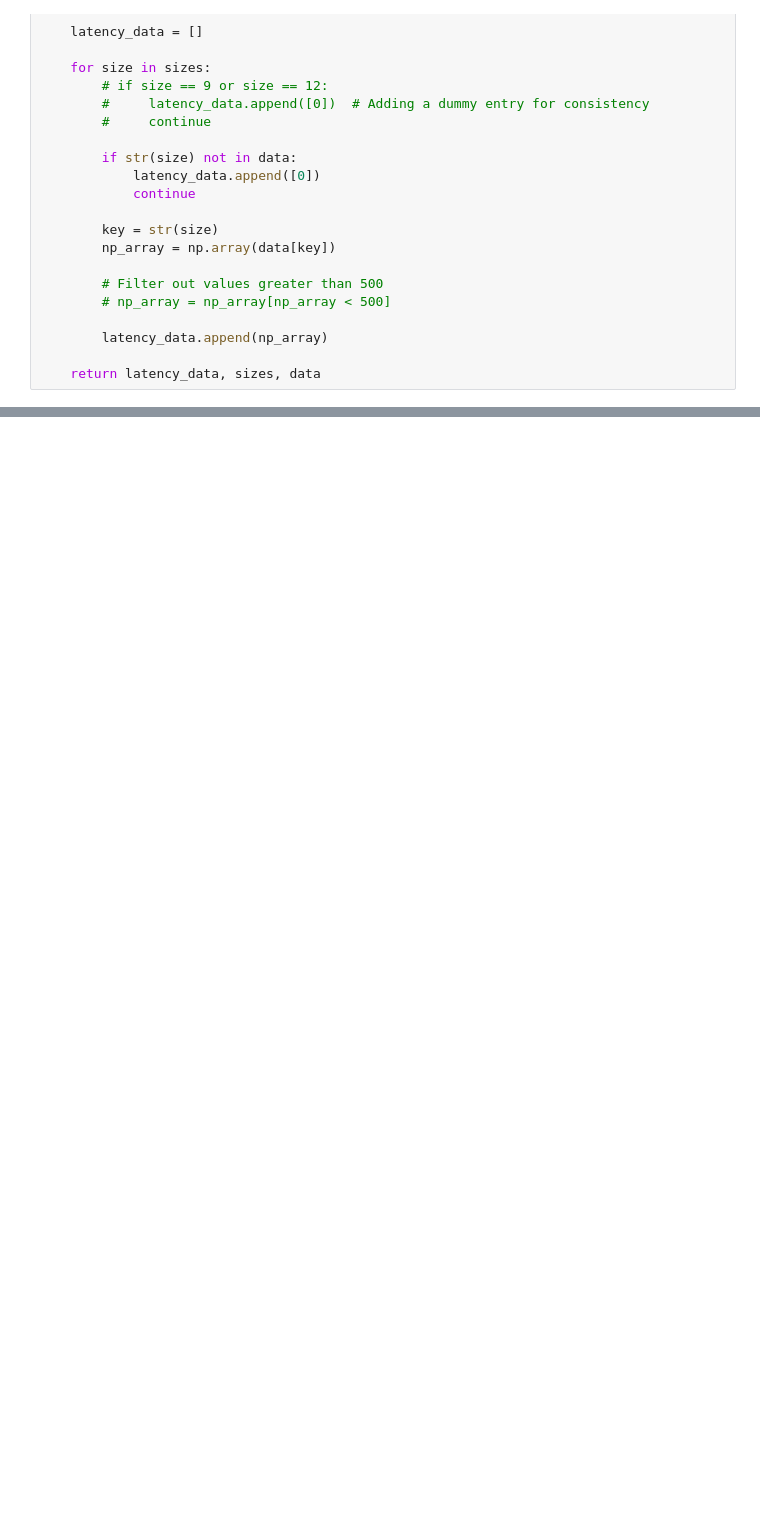
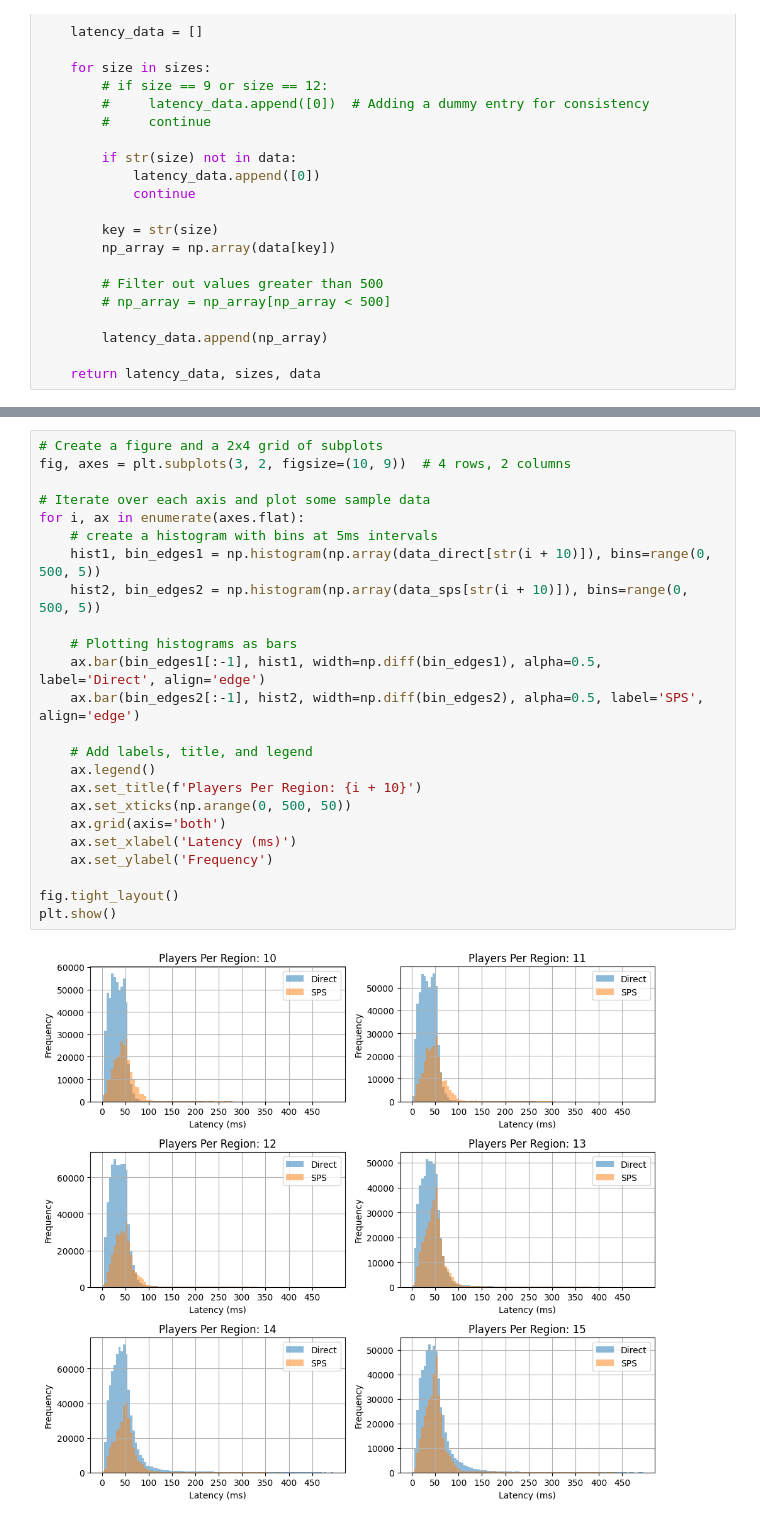
Before and after one commit to Wykerd/SPSSimulation, a Jupyter notebook: visualisation/latencies.ipynb, the cells around one changed output, grey strips where cells are left out. Saved outputs shown, nothing was run; the diff lists cells and outputs as text; blank space fills up the shorter version.

Commit message:
feat: overlapping latency histogram plots

```diff
--- a/visualisation/latencies.ipynb
+++ b/visualisation/latencies.ipynb
@@ -101,0 +84,26 @@ Mode: 35ms
+# %%
+# Create a figure and a 2x4 grid of subplots
+fig, axes = plt.subplots(3, 2, figsize=(10, 9))  # 4 rows, 2 columns
+
+# Iterate over each axis and plot some sample data
+for i, ax in enumerate(axes.flat):
+    # create a histogram with bins at 5ms intervals
+    hist1, bin_edges1 = np.histogram(np.array(data_direct[str(i + 10)]), bins=range(0, 500, 5))
+    hist2, bin_edges2 = np.histogram(np.array(data_sps[str(i + 10)]), bins=range(0, 500, 5))
+
+    # Plotting histograms as bars
+    ax.bar(bin_edges1[:-1], hist1, width=np.diff(bin_edges1), alpha=0.5, label='Direct', align='edge')
+    ax.bar(bin_edges2[:-1], hist2, width=np.diff(bin_edges2), alpha=0.5, label='SPS', align='edge')
+
+    # Add labels, title, and legend
+    ax.legend()
+    ax.set_title(f'Players Per Region: {i + 10}')
+    ax.set_xticks(np.arange(0, 500, 50))
+    ax.grid(axis='both')
+    ax.set_xlabel('Latency (ms)')
+    ax.set_ylabel('Frequency')
+
+fig.tight_layout()
+plt.show()
+# %% [output]
+[figure, added]
```
Also changed, not shown: parts of 2 cells of this notebook.
